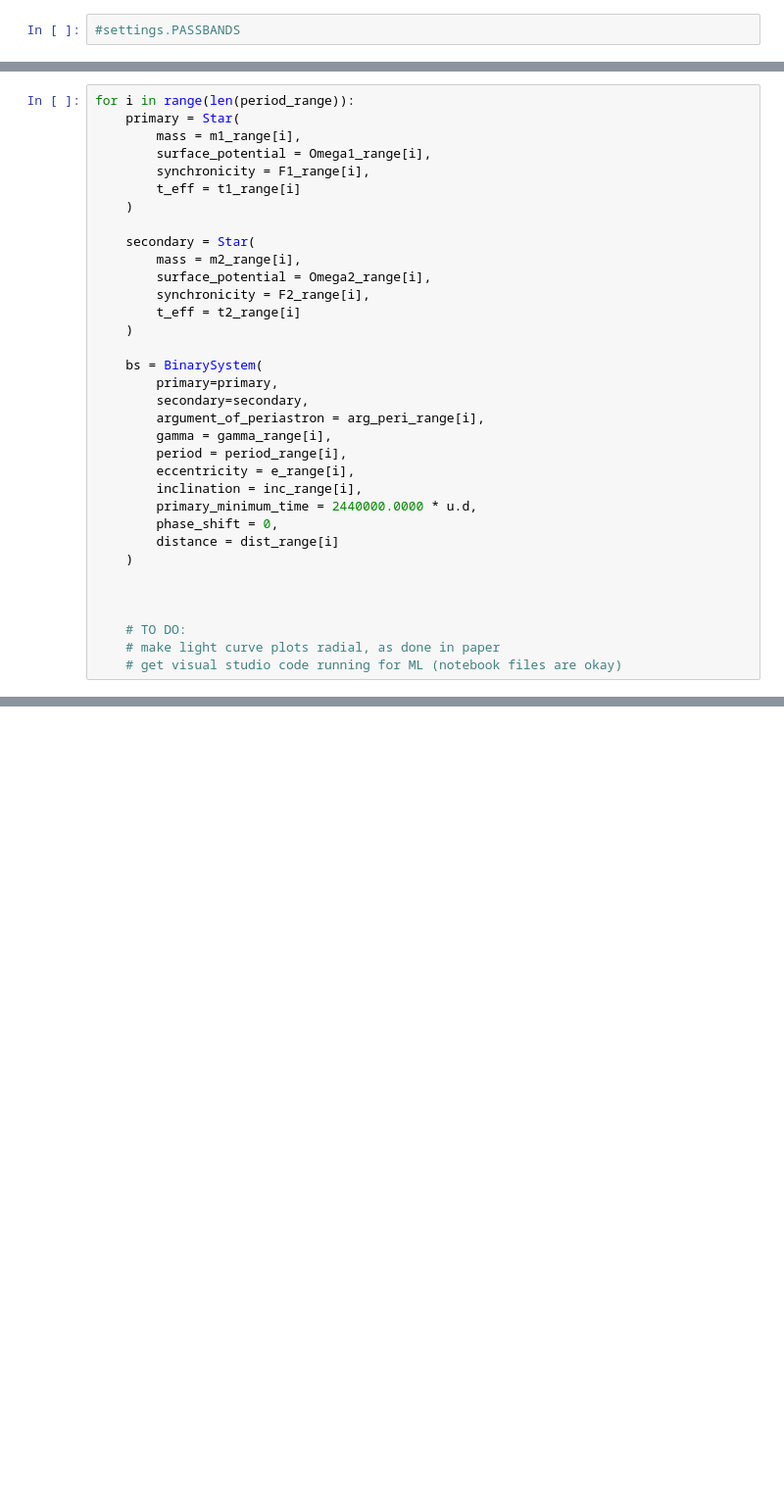
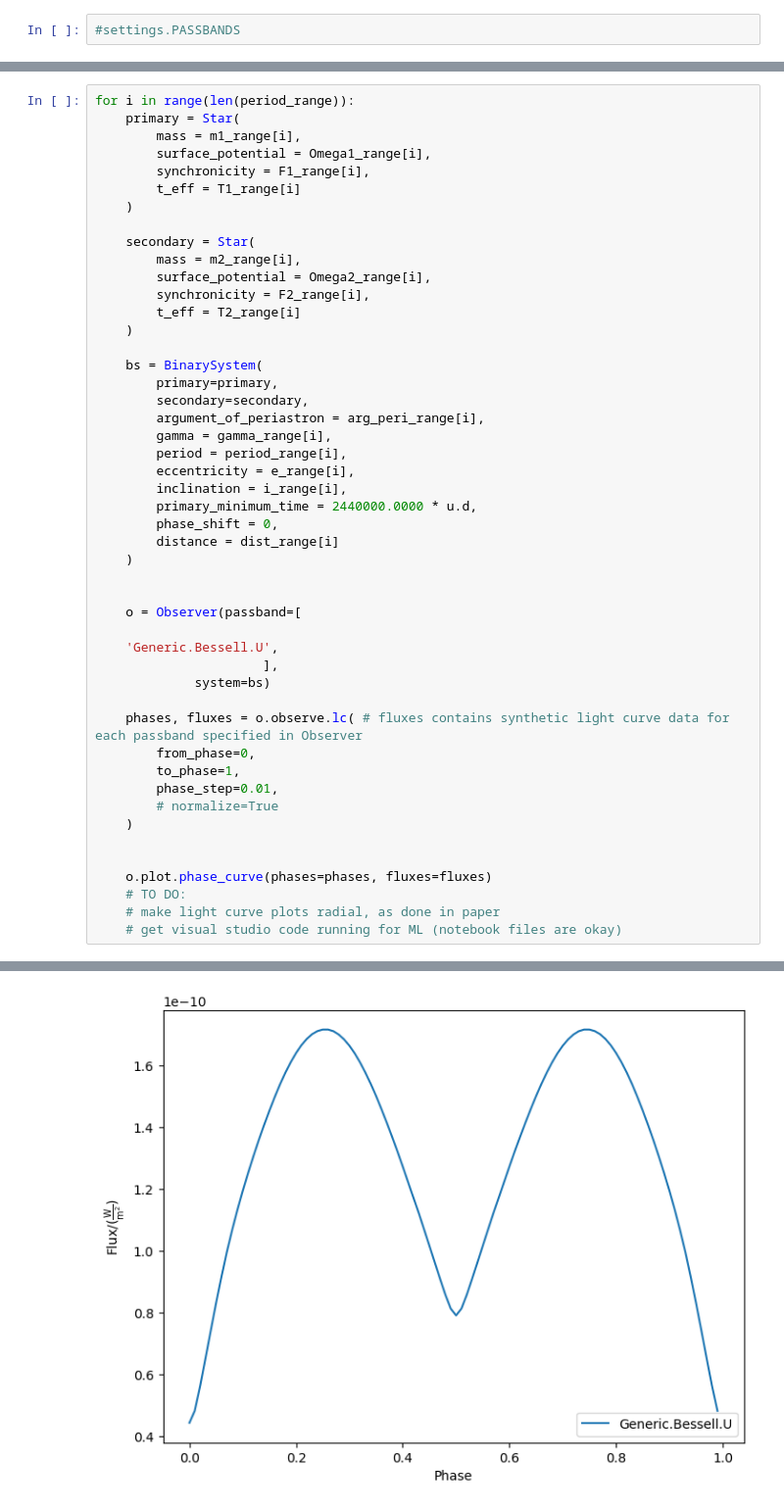
Before and after one commit to seanfoxhay-debug/eclipsing-binaries, a Jupyter notebook: ELISa Synthetic Binaries.ipynb, the cells around one changed output, grey strips where cells are left out. Shown at 98% size. Saved outputs shown, nothing was run; the diff lists cells and outputs as text; blank space fills up the shorter version.

```diff
--- a/ELISa Synthetic Binaries.ipynb
+++ b/ELISa Synthetic Binaries.ipynb
@@ -311,14 +222,14 @@ for i in range(len(period_range)):
         mass = m1_range[i],
         surface_potential = Omega1_range[i],
         synchronicity = F1_range[i],
-        t_eff = t1_range[i]
+        t_eff = T1_range[i]
     )
 
     secondary = Star(
         mass = m2_range[i],
         surface_potential = Omega2_range[i],
         synchronicity = F2_range[i],
-        t_eff = t2_range[i]
+        t_eff = T2_range[i]
     )
 
     bs = BinarySystem(
@@ -328,14 +239,29 @@ for i in range(len(period_range)):
         gamma = gamma_range[i],
         period = period_range[i],
         eccentricity = e_range[i],
-        inclination = inc_range[i],
+        inclination = i_range[i],
         primary_minimum_time = 2440000.0000 * u.d,
         phase_shift = 0,
         distance = dist_range[i]
     )
 
 
+    o = Observer(passband=[
 
+    'Generic.Bessell.U',
+                      ],
+             system=bs)
+
+    phases, fluxes = o.observe.lc( # fluxes contains synthetic light curve data for each passband specified in Observer
+        from_phase=0,
+        to_phase=1,
+        phase_step=0.01,
+        # normalize=True
+    )
+
+
+    o.plot.phase_curve(phases=phases, fluxes=fluxes)
     # TO DO:
     # make light curve plots radial, as done in paper
     # get visual studio code running for ML (notebook files are okay)
+# %% [output]
@@ -341,0 +275 @@ for i in range(len(period_range)):
+[figure, added]
```
Also changed, not shown: parts of 11 cells of this notebook.
